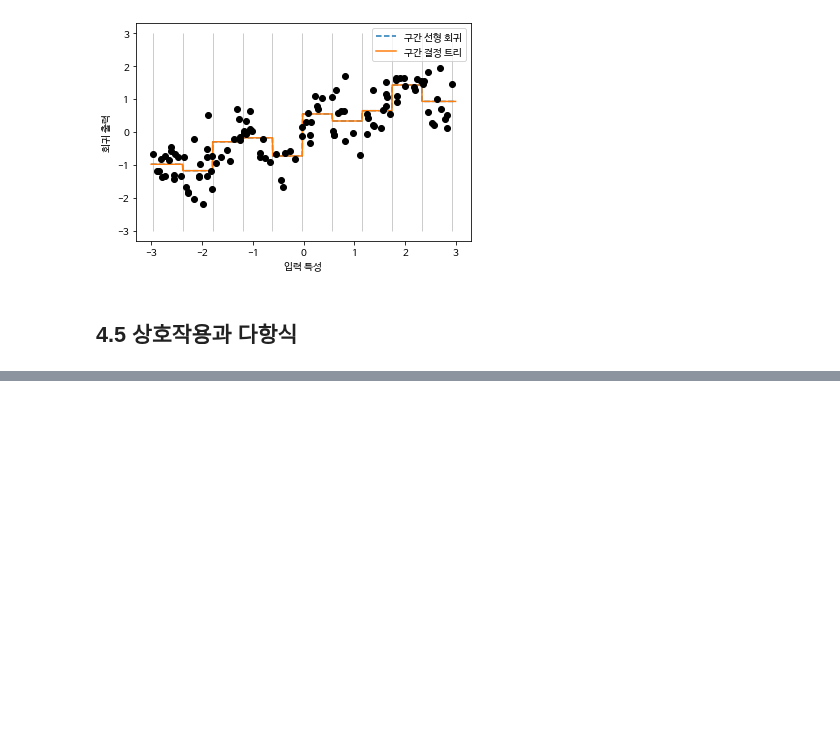
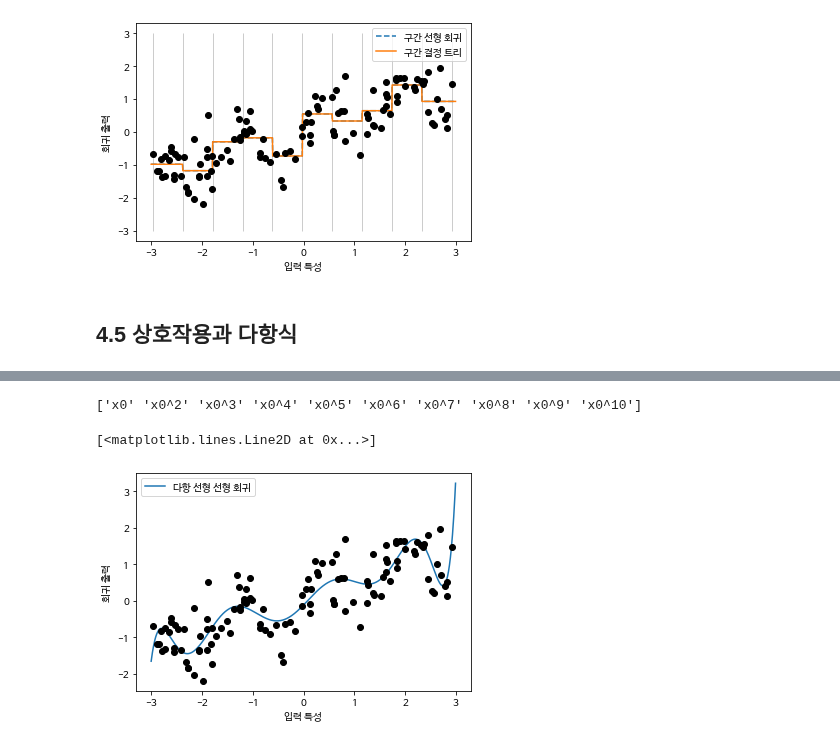
Before and after one commit to 1bin01/Machine-Learning, a Jupyter notebook: Introduction-to-Machine-Learning/Ch4_representing_data_feature_engineering.ipynb, the cells around one changed output, grey strips where cells are left out. Cells and saved outputs as stored; diff of their text form; code cells hidden in the pictures; blank space fills up the shorter version.

```diff
--- a/Introduction-to-Machine-Learning/Ch4_representing_data_feature_engineering.ipynb
+++ b/Introduction-to-Machine-Learning/Ch4_representing_data_feature_engineering.ipynb
@@ -312,0 +353,11 @@ plt.legend(loc="best")
+# %%
+# 원본 특성의 다항식 추가하기
+
+from sklearn.preprocessing import PolynomialFeatures
+
+poly = PolynomialFeatures(degree = 10, include_bias = False)
+poly.fit(X)
+X_poly = poly.transform(X)
+print("X_poly shape : ", X_poly.shape)
+print("\nX 원소 :\n", X[:5])
+print("\nX_poly 원소 :\n", X_poly[:5])
@@ -312,0 +382,20 @@ plt.legend(loc="best")
+# %%
+# 각 특성의 차수를 아는법
+print(poly.get_feature_names_out())
+# %% [output]
+['x0' 'x0^2' 'x0^3' 'x0^4' 'x0^5' 'x0^6' 'x0^7' 'x0^8' 'x0^9' 'x0^10']
+# %%
+# 다항 회귀 모델 - 다항식 특성을 선형 모델에 적용
+
+reg = LinearRegression().fit(X_poly, y)
+line_poly = poly.transform(line)
+
+plt.plot(line, reg.predict(line_poly), label = '다항 선형 선형 회귀')
+
+plt.legend(loc = "best")
+plt.ylabel("회귀 출력")
+plt.xlabel("입력 특성")
+plt.plot(X[:, 0], y, 'o', c = 'k')
+# %% [output]
+[<matplotlib.lines.Line2D at 0x...>]
+[figure, added]
```
Also changed, not shown: parts of 11 cells of this notebook.
